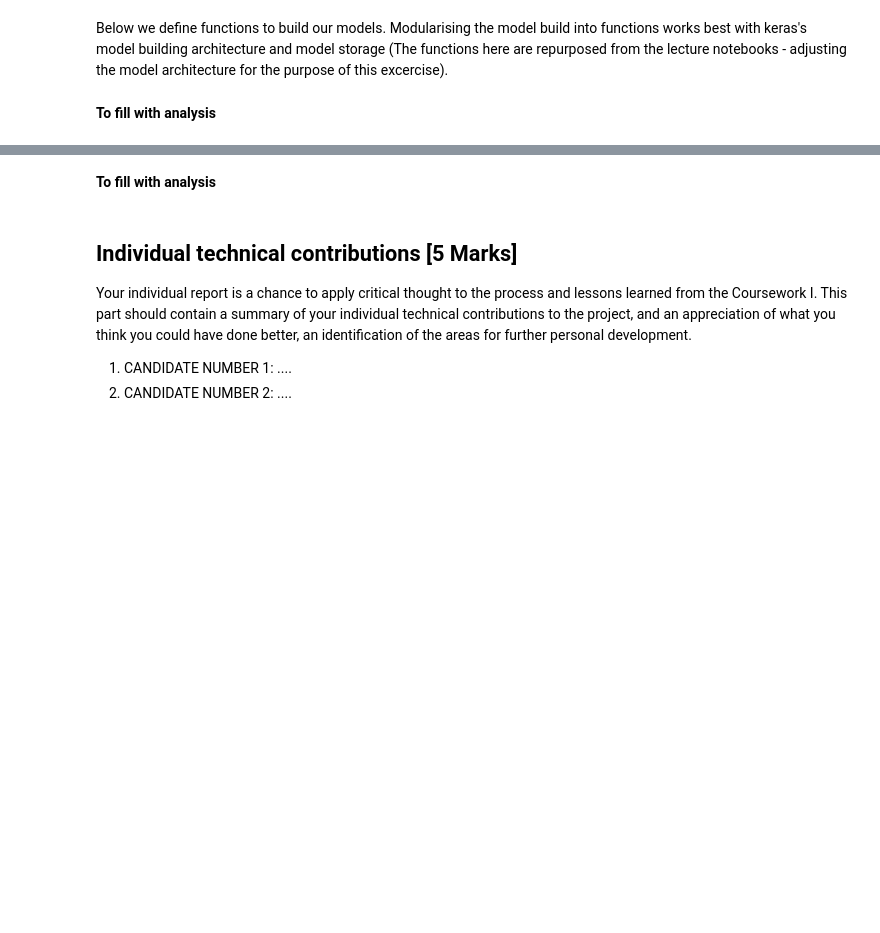
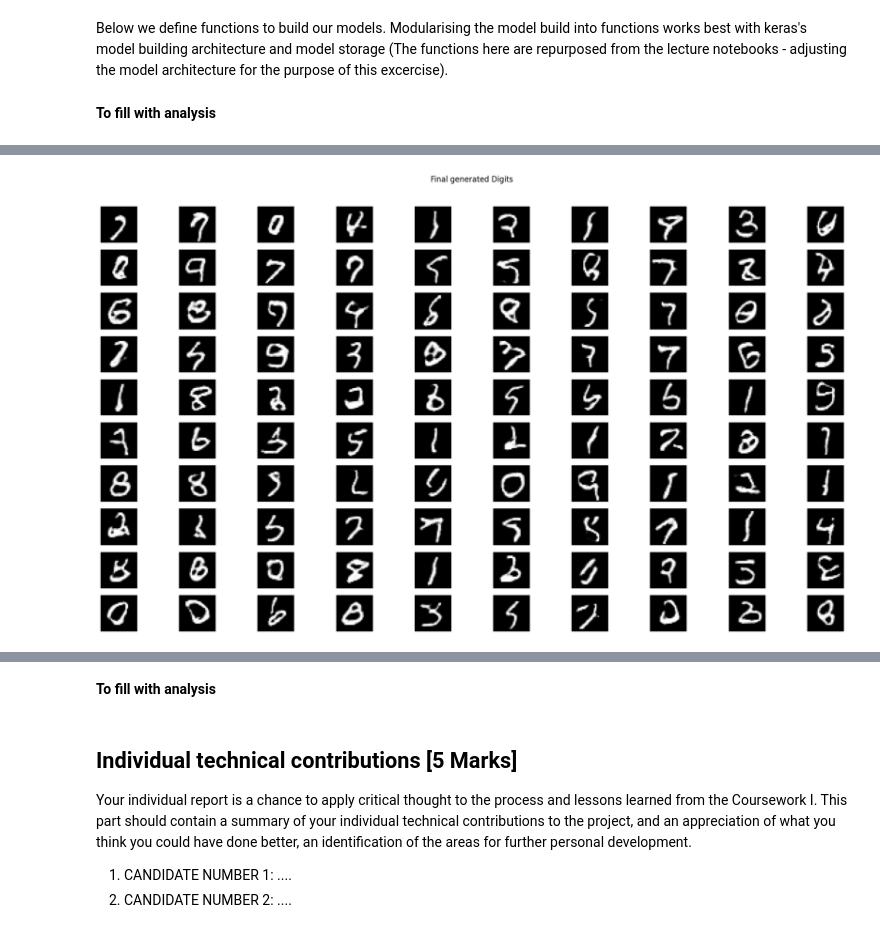
Before and after one commit to math869c/ST463_project, a Jupyter notebook: question_4.ipynb, the cells around one changed output, grey strips where cells are left out. Drawn from its saved outputs; the diff is of its cells as text; code cells hidden in the pictures; blank space fills up the shorter version.

```diff
--- a/question_4.ipynb
+++ b/question_4.ipynb
@@ -374,2 +374,6 @@ Epoch 025/40 |
 ... (9 outputs left out)
+# %%
+plot_generated(generator, z_dim, n_ex=100, dim=(10,10), figsize=(18,10), title="Final generated Digits")
+# %% [output]
+[figure, added]
 # %%
```
Also changed, not shown: parts of 6 cells of this notebook.
